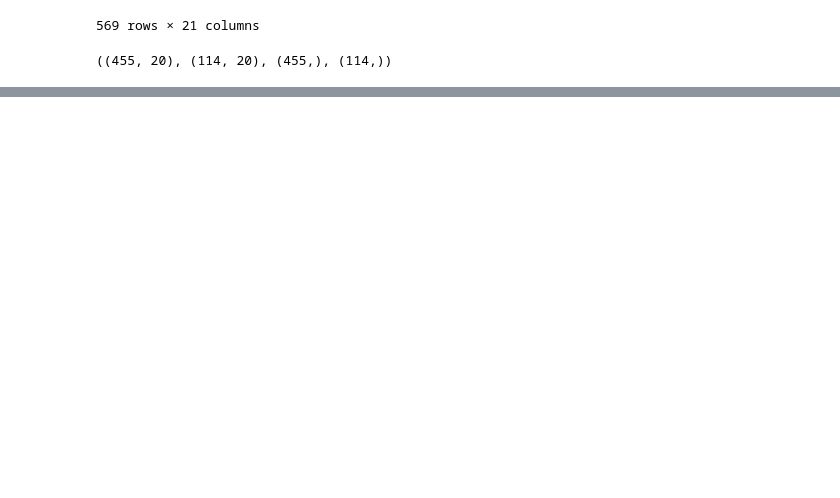
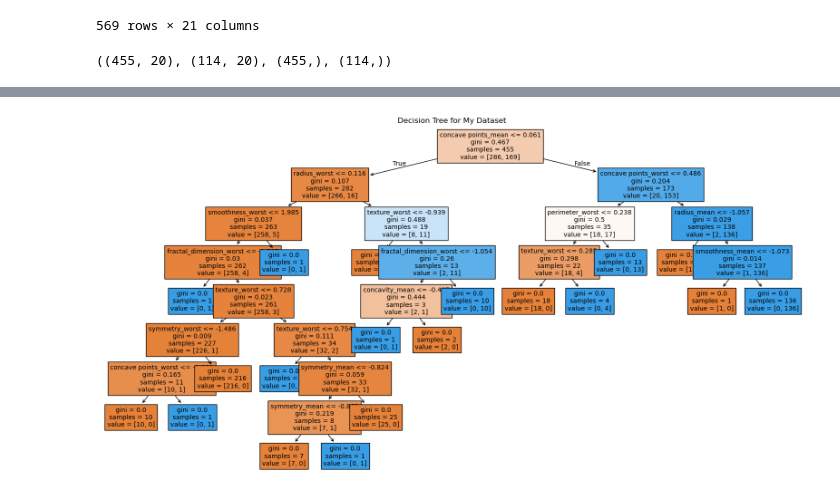
Before and after one commit to m-liv/bc-project, a Jupyter notebook: decision_tree.ipynb, the cells around one changed output, grey strips where cells are left out. Saved outputs shown, nothing was run; the diff lists cells and outputs as text; code cells hidden in the pictures; blank space fills up the shorter version.

```diff
--- a/decision_tree.ipynb
+++ b/decision_tree.ipynb
@@ -96,0 +134,8 @@ X_train.shape, X_test.shape, y_train.shape, y_test.shape
+# %%
+# Let's also plot our baseline DT
+plt.figure(figsize=(20,10))
+plot_tree(dt, filled=True, feature_names=X.columns, fontsize=10)
+plt.title('Decision Tree for My Dataset')
+plt.show()
+# %% [output]
+[figure, added]
```
Also changed, not shown: parts of 9 cells of this notebook.
